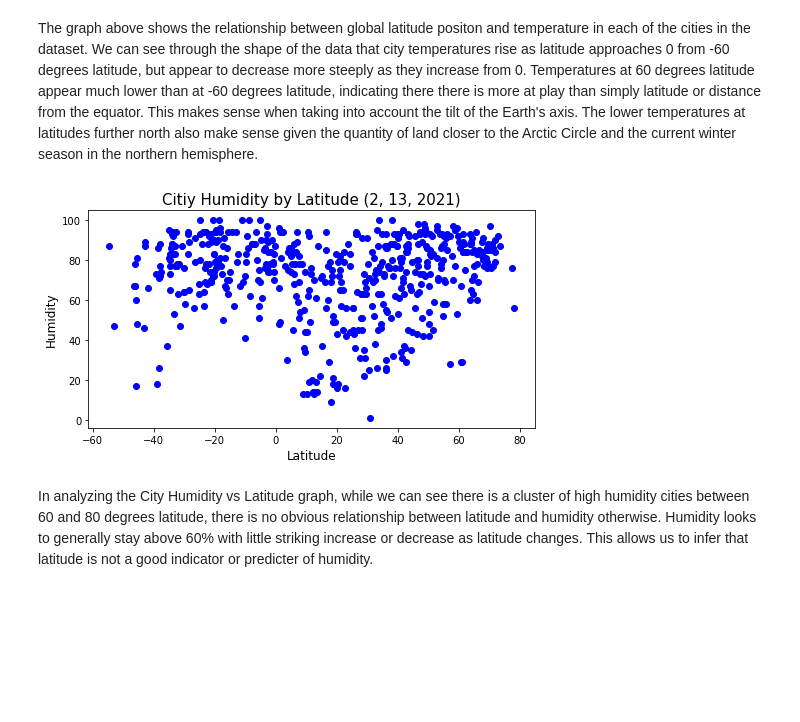
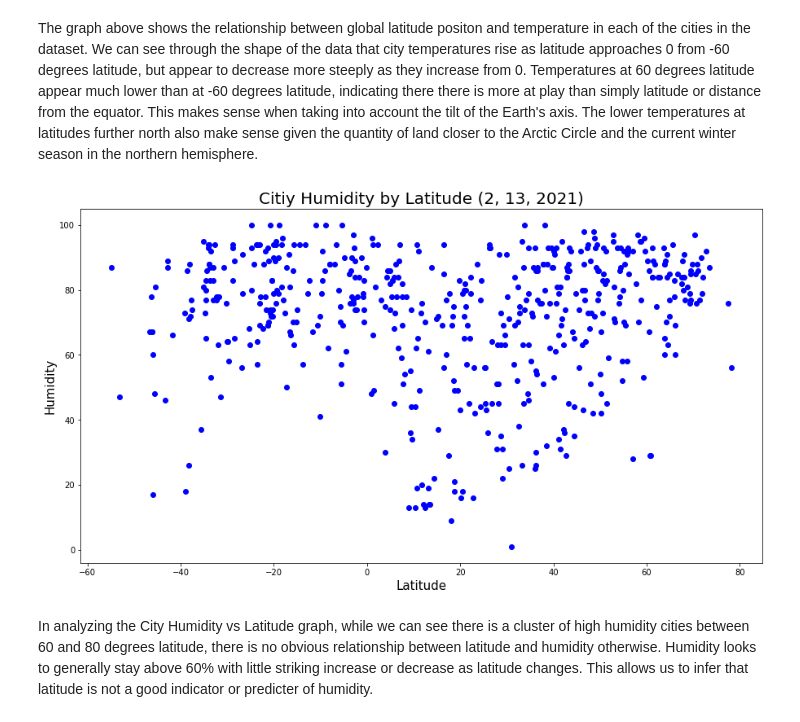
Before and after one commit to mel-c-lowe/Python-API-Challenge, a Jupyter notebook: WeatherPy/WeatherPy.ipynb, the cells around one changed output. Drawn from its saved outputs; the diff is of its cells as text; code cells hidden in the pictures; blank space fills up the shorter version.

```diff
--- a/WeatherPy/WeatherPy.ipynb
+++ b/WeatherPy/WeatherPy.ipynb
@@ -230,15 +230,15 @@ day = date_converted[2]
 # Set up scatterplots and linear regressions
 # %%
 # Temperature vs Latitude
-x = weather_data["Lat"]
-temp_y = weather_data["Max Temp"]
+x = weather_data_2["Lat"]
+temp_y = weather_data_2["Max Temp"]
 
-plt.figure(figsize=(8, 4))
+plt.figure(figsize=(15, 8))
 
 plt.scatter(x, temp_y, color="green")
-plt.ylabel("Maximum Temperature", fontsize=12)
-plt.xlabel("Latitude", fontsize=12)
-plt.title(f"City Temperature by Latitude {month, day, year}", fontsize=15)
+plt.ylabel("Maximum Temperature", fontsize=15)
+plt.xlabel("Latitude", fontsize=15)
+plt.title(f"City Temperature by Latitude {month, day, year}", fontsize=20)
 # plt.show()
 
 plt.savefig("Images/total_temp.png")
@@ -248,19 +248,19 @@ plt.savefig("Images/total_temp.png")
 The graph above shows the relationship between global latitude positon and temperature in each of the cities in the dataset. We can see through the shape of the data that city temperatures rise as latitude approaches 0 from -60 degrees latitude, but appear to decrease more steeply as they increase from 0.  Temperatures at 60 degrees latitude appear much lower than at -60 degrees latitude, indicating there there is more at play than simply latitude or distance from the equator.  This makes sense when taking into account the tilt of the Earth's axis.  The lower temperatures at latitudes further north also make sense given the quantity of land closer to the Arctic Circle and the current winter season in the northern hemisphere.
 # %%
 # Humidity vs Latitude
-humid_y = weather_data["Humidity"]
+humid_y = weather_data_2["Humidity"]
 
-plt.figure(figsize=(8, 4))
+plt.figure(figsize=(15, 8))
 
 plt.plot(x, humid_y, "bo")
-plt.ylabel("Humidity", fontsize=12)
-plt.xlabel("Latitude", fontsize=12)
-plt.title(f"Citiy Humidity by Latitude {month, day, year}", fontsize=15)
+plt.ylabel("Humidity", fontsize=15)
+plt.xlabel("Latitude", fontsize=15)
+plt.title(f"Citiy Humidity by Latitude {month, day, year}", fontsize=20)
 # plt.show()
 
 plt.savefig("Images/total_humidity.png")
 # %% [output]
-[figure, old version]
+[figure, new version]
 # %% [markdown]
 In analyzing the City Humidity vs Latitude graph, while we can see there is a cluster of high humidity cities between 60 and 80 degrees latitude, there is no obvious relationship between latitude and humidity otherwise.  Humidity looks to generally stay above 60% with little striking increase or decrease as latitude changes.  This allows us to infer that latitude is not a good indicator or predicter of humidity.
 # %%
```
Also changed, not shown: parts of 5 cells of this notebook, 5 other files.
